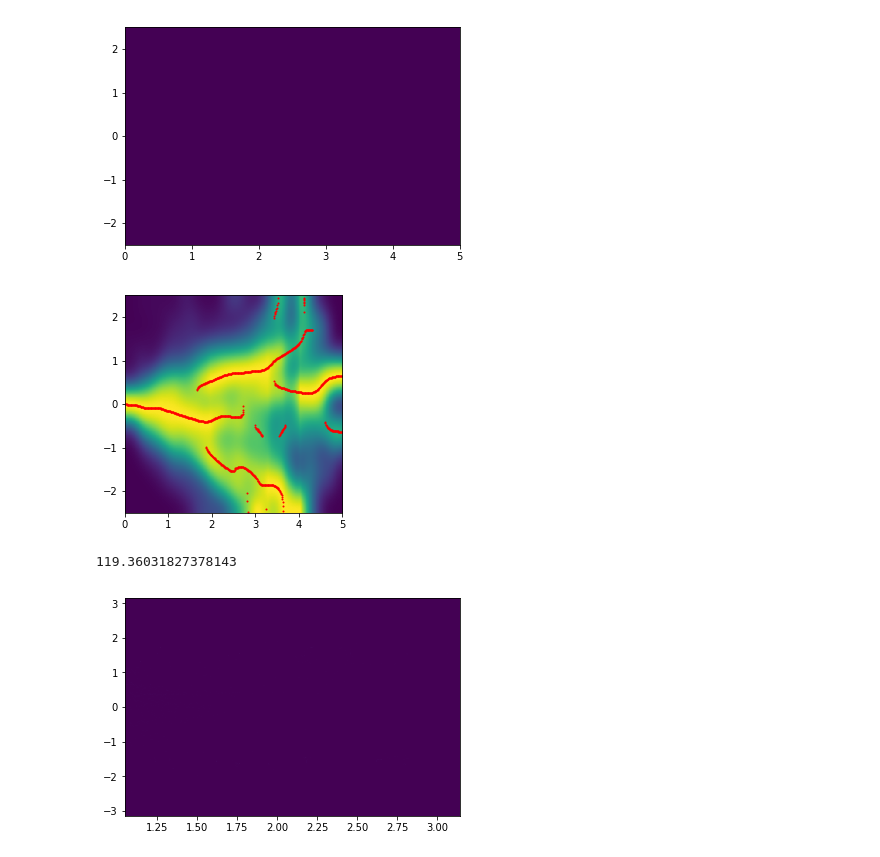
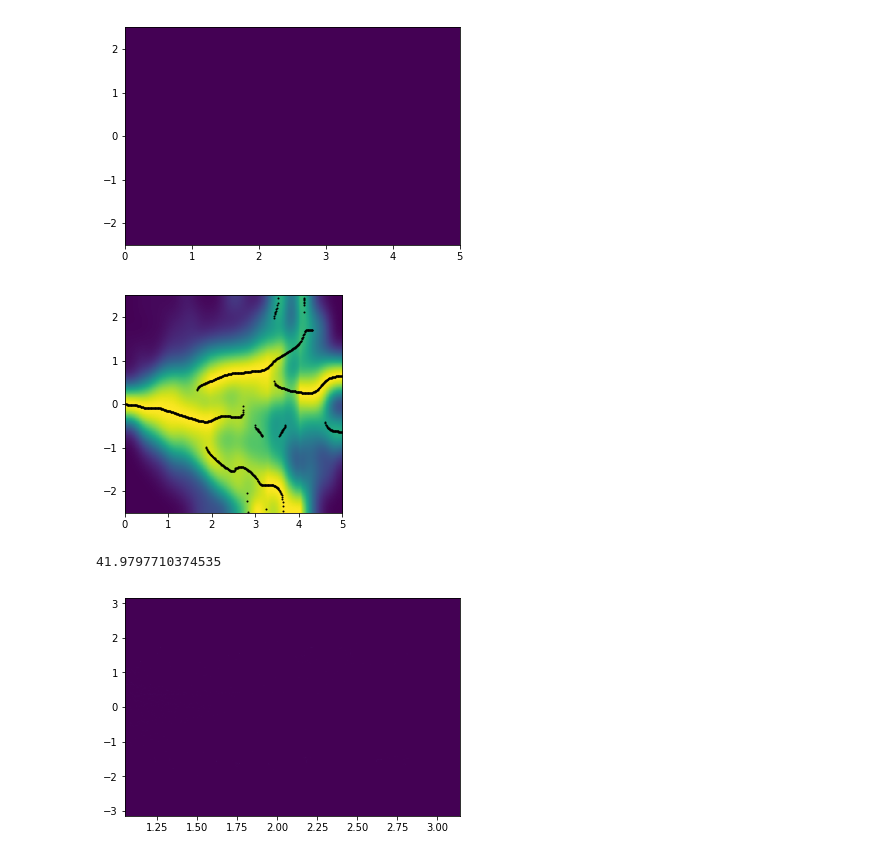
Before and after one commit to RnoB/fly-matrix, a Jupyter notebook: MalkoFly.ipynb, the cells around one changed output. Saved outputs shown, nothing was run; the diff lists cells and outputs as text; code cells hidden in the pictures.

Commit message:
changed peaks colour to black

```diff
--- a/MalkoFly.ipynb
+++ b/MalkoFly.ipynb
@@ -8,7 +8,7 @@ import matplotlib.pyplot as plt
 mf.pb.cMapNotSym = mf.pb.plt.cm.viridis_r
 mf.pb.cMapSym = mf.pb.plt.cm.PuOr_r
 # %%
-nPosts = 3
+nPosts = 2
 dVal = 0.8    # distance cutoff to filter trajectories that end too far from the posts
 
 dataDIR = '/media/user/Samsung_T3/Work/Documents/Data/flyVR/new_experiments/'
@@ -210,16 +202,16 @@ def get_duplicates(x):
 # %%
 bifurcation_x = np.min(np.where(xs == np.min(get_duplicates(xs))))-1
 
 if nPosts == 2:
     mf.pb.plt.imshow(img, extent=[0,post0_x,post0_y,post1_y])
 else:
     mf.pb.plt.imshow(img, extent=[0,post1_x,post0_y,post2_y])
-mf.pb.plt.scatter(xs,ys, s=1, c='red')
+mf.pb.plt.scatter(xs,ys, s=1, c='black')
 if nPosts == 2:
     mf.pb.plt.vlines(post0_x*bifurcation_x/nbins, ymin=post0_y, ymax=post1_y, color='white', linestyles='dashed')
 mf.pb.plt.savefig('/mnt/ssd1/Documents/Vivek/flyVR/fly-matrix/figures/' + str(nPosts) + '_post_bifurcation_tracks.png', format='png', dpi=300)
 # %% [output]
-[figure, old version]
+[figure, new version]
 # %%
 bifurcation_pt = post0_x*bifurcation_x/nbins,ys[bifurcation_x]
 
@@ -231,7 +223,7 @@ vec1 = vec1 / np.linalg.norm(vec1)
 # %%
 np.arccos(vec0.dot(vec1))*180/np.pi
 # %% [output]
-119.36031827378143
+41.9797710374535
 # %%
 app_ang = np.squeeze(-2*np.arctan2(np.unique(all_experiments.get((0,1,0,0,1)).var['x'][:,1])[0],
                               np.unique(all_experiments.get((0,1,0,0,1)).var['x'][:,0])[0] - all_experiments.get((0,1,)).metaFish['x'][:,0]))
```
Also changed, not shown: parts of 7 cells of this notebook, 3 other files.
